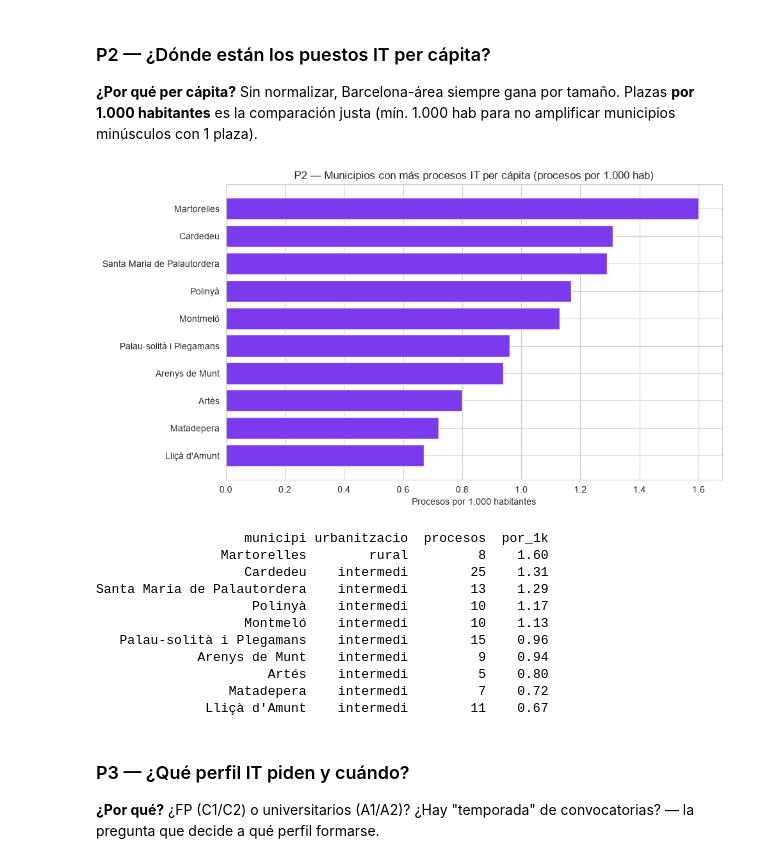
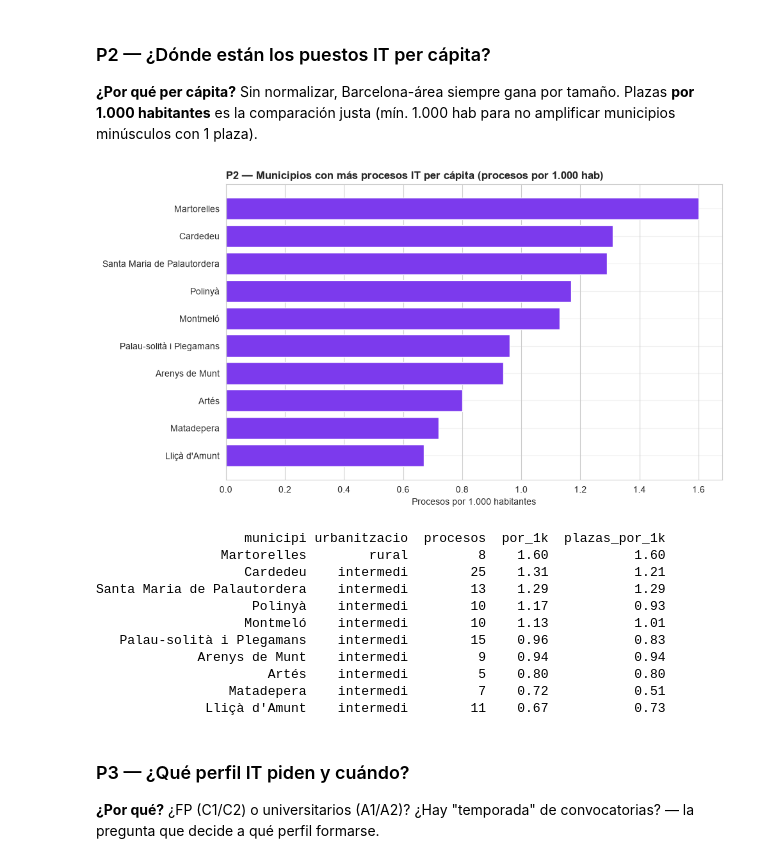
Before and after one commit to IA-P1-BCN/proyecto-eda-JuanCarlosEscamilla, a Jupyter notebook: notebooks/eda.ipynb, the cells around one changed output. Saved outputs shown, nothing was run; the diff lists cells and outputs as text; code cells hidden in the pictures.

```diff
--- a/notebooks/eda.ipynb
+++ b/notebooks/eda.ipynb
@@ -17,10 +17,11 @@ import pandas as pd
 import numpy as np
 import matplotlib.pyplot as plt
 import seaborn as sns
+from eda_core.viz import PALETA, aplicar_estilo
+from eda_core.graficos import ranking_per_capita, resumen_outliers_iqr
 
 sns.set_style("whitegrid")
 plt.rcParams["figure.figsize"] = (10, 6)
-PALETA = ["#2563eb", "#dc2626", "#16a34a", "#f59e0b", "#7c3aed"]
 # %% [markdown]
 ## 📥 Paso 1: Cargar los datos
 
@@ -252,6 +270,16 @@ El más largo: 64 meses
 # %%
-df["anio"] = df["fecha_convocatoria"].str[:4]
-pivot = df.pivot_table(index="anio", columns="estado", values="proceso_id",
-                       aggfunc="nunique", fill_value=0)
-pivot
+df["anio"] = df["fecha_convocatoria"].astype(str).str[:4]
+df["mes"] = df["fecha_convocatoria"].astype(str).str[5:7]
+df["es_atascado"] = pd.to_numeric(df["durada_mesos"], errors="coerce") > limite
+
+pivot_mes_grupo = df[df["mes"].str.len() == 2].pivot_table(
+    index="mes", columns="grupo", values="proceso_id", aggfunc="nunique", fill_value=0
+)
+print("Convocatorias por mes × grupo:")
+print(pivot_mes_grupo)
+
+pivot = df[df["anio"].str.isdigit()].pivot_table(
+    index="anio", columns="estado", values="proceso_id", aggfunc="nunique", fill_value=0
+)
+pivot.tail(10)
 # %% [output]
@@ -349,36 +386,27 @@ plt.show()
 
 **¿Por qué per cápita?** Sin normalizar, Barcelona-área siempre gana por tamaño. Plazas **por 1.000 habitantes** es la comparación justa (mín. 1.000 hab para no amplificar municipios minúsculos con 1 plaza).
 # %%
-munis = (df[df["poblacio_municipi"] != ""]
-         .assign(pob=lambda x: pd.to_numeric(x["poblacio_municipi"]))
-         .query("pob >= 1000")
-         .groupby(["municipi", "urbanitzacio"])["proceso_id"].nunique()
-         .rename("procesos").reset_index())
-munis = munis.merge(
-    df.drop_duplicates("municipi")[["municipi", "poblacio_municipi"]],
-    on="municipi")
-munis["pob"] = pd.to_numeric(munis["poblacio_municipi"])
-munis["por_1k"] = (munis["procesos"] / (munis["pob"] / 1000)).round(2)
-top = munis.nlargest(10, "por_1k")
+top = ranking_per_capita(df.fillna(""), min_poblacion=1000, top_n=10)
 
 plt.barh(top["municipi"], top["por_1k"], color=PALETA[4])
-plt.title("P2 — Municipios con más procesos IT per cápita (procesos por 1.000 hab)")
-plt.xlabel("Procesos por 1.000 habitantes"); plt.gca().invert_yaxis()
+aplicar_estilo(plt.gca(), "P2 — Municipios con más procesos IT per cápita (procesos por 1.000 hab)",
+               xlabel="Procesos por 1.000 habitantes")
+plt.gca().invert_yaxis()
 plt.show()
-print(top[["municipi", "urbanitzacio", "procesos", "por_1k"]].to_string(index=False))
+print(top[["municipi", "urbanitzacio", "procesos", "por_1k", "plazas_por_1k"]].to_string(index=False))
 # %% [output]
-[figure, old version]
+[figure, new version]
-                   municipi urbanitzacio  procesos  por_1k
-                Martorelles        rural         8    1.60
-                   Cardedeu    intermedi        25    1.31
-Santa Maria de Palautordera    intermedi        13    1.29
-                    Polinyà    intermedi        10    1.17
-                   Montmeló    intermedi        10    1.13
-   Palau-solità i Plegamans    intermedi        15    0.96
-             Arenys de Munt    intermedi         9    0.94
-                      Artés    intermedi         5    0.80
-                 Matadepera    intermedi         7    0.72
-              Lliçà d'Amunt    intermedi        11    0.67
+                   municipi urbanitzacio  procesos  por_1k  plazas_por_1k
+                Martorelles        rural         8    1.60           1.60
+                   Cardedeu    intermedi        25    1.31           1.21
+Santa Maria de Palautordera    intermedi        13    1.29           1.29
+                    Polinyà    intermedi        10    1.17           0.93
+                   Montmeló    intermedi        10    1.13           1.01
+   Palau-solità i Plegamans    intermedi        15    0.96           0.83
+             Arenys de Munt    intermedi         9    0.94           0.94
+                      Artés    intermedi         5    0.80           0.80
+                 Matadepera    intermedi         7    0.72           0.51
+              Lliçà d'Amunt    intermedi        11    0.67           0.73
 # %% [markdown]
 ### P3 — ¿Qué perfil IT piden y cuándo?
 
```
Also changed, not shown: parts of 8 cells of this notebook, 30 other files.
